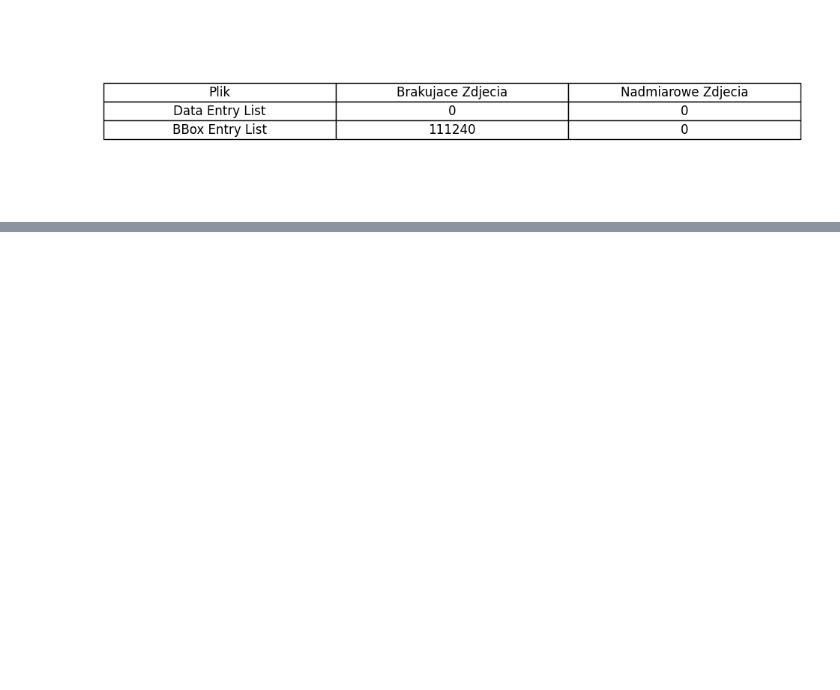
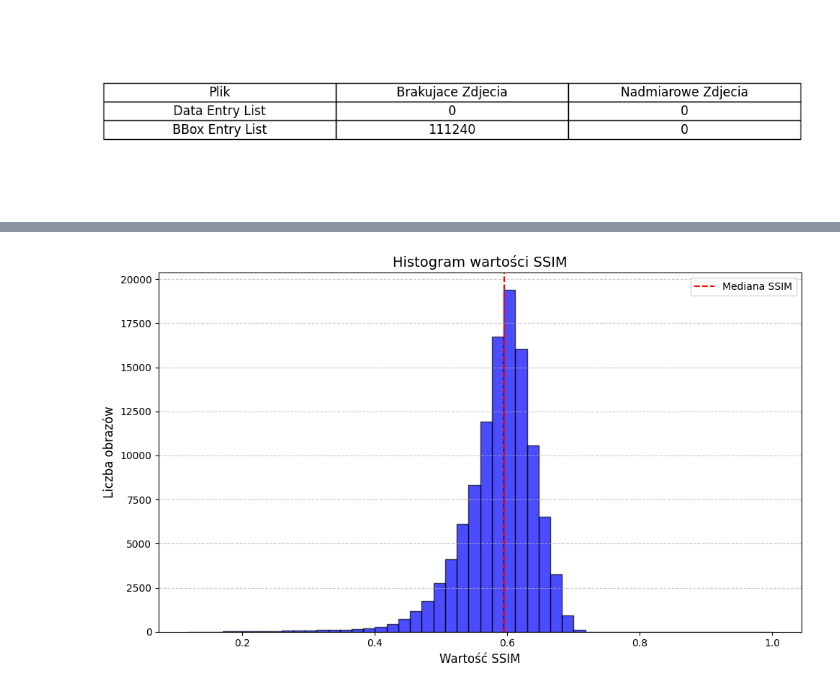
Before and after one commit to Argonus/codebook, a Jupyter notebook: studies/bachelor-thesis/data-analysis/DataAnalysis.ipynb, the cells around one changed output, grey strips where cells are left out. Cells and saved outputs as stored; diff of their text form; code cells hidden in the pictures; blank space fills up the shorter version.

```diff
--- a/studies/bachelor-thesis/data-analysis/DataAnalysis.ipynb
+++ b/studies/bachelor-thesis/data-analysis/DataAnalysis.ipynb
@@ -236,0 +417,22 @@ plt.show()
+# %%
+import matplotlib.pyplot as plt
+
+# Zakładamy, że `ssim_results` zawiera wyniki obliczeń SSIM
+# Lista `ssim_results` ma postać [(image_path, ssim_value), ...]
+
+# Ekstrakcja wartości SSIM
+ssim_values = [result[1] for result in ssim_results]
+
+# Rysowanie histogramu SSIM
+plt.figure(figsize=(10, 6))
+plt.hist(ssim_values, bins=50, color='blue', edgecolor='black', alpha=0.7)
+plt.title("Histogram wartości SSIM", fontsize=14)
+plt.xlabel("Wartość SSIM", fontsize=12)
+plt.ylabel("Liczba obrazów", fontsize=12)
+plt.axvline(np.median(ssim_values), color='red', linestyle='--', label='Mediana SSIM')
+plt.legend()
+plt.grid(axis='y', linestyle='--', alpha=0.7)
+plt.tight_layout()
+plt.show()
+# %% [output]
+[figure, added]
```
Also changed, not shown: parts of 4 cells of this notebook, 1 other file.
